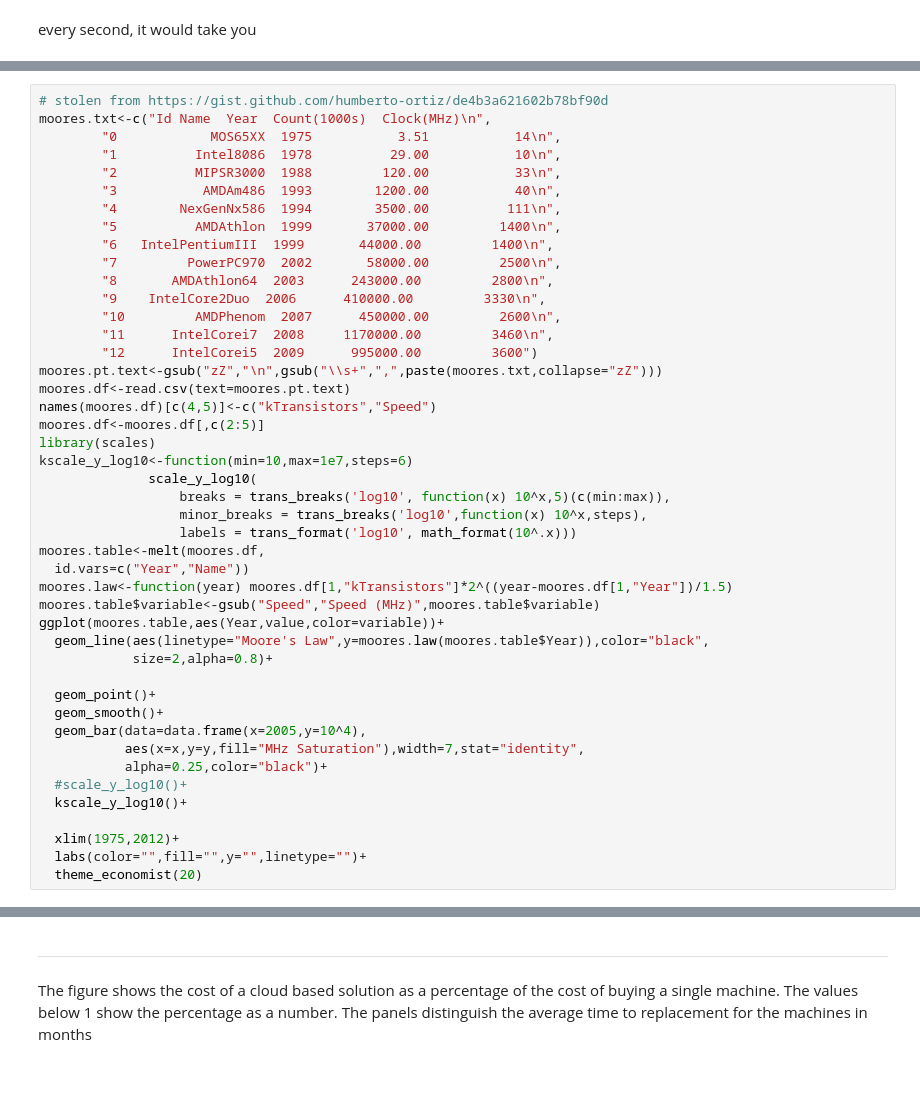
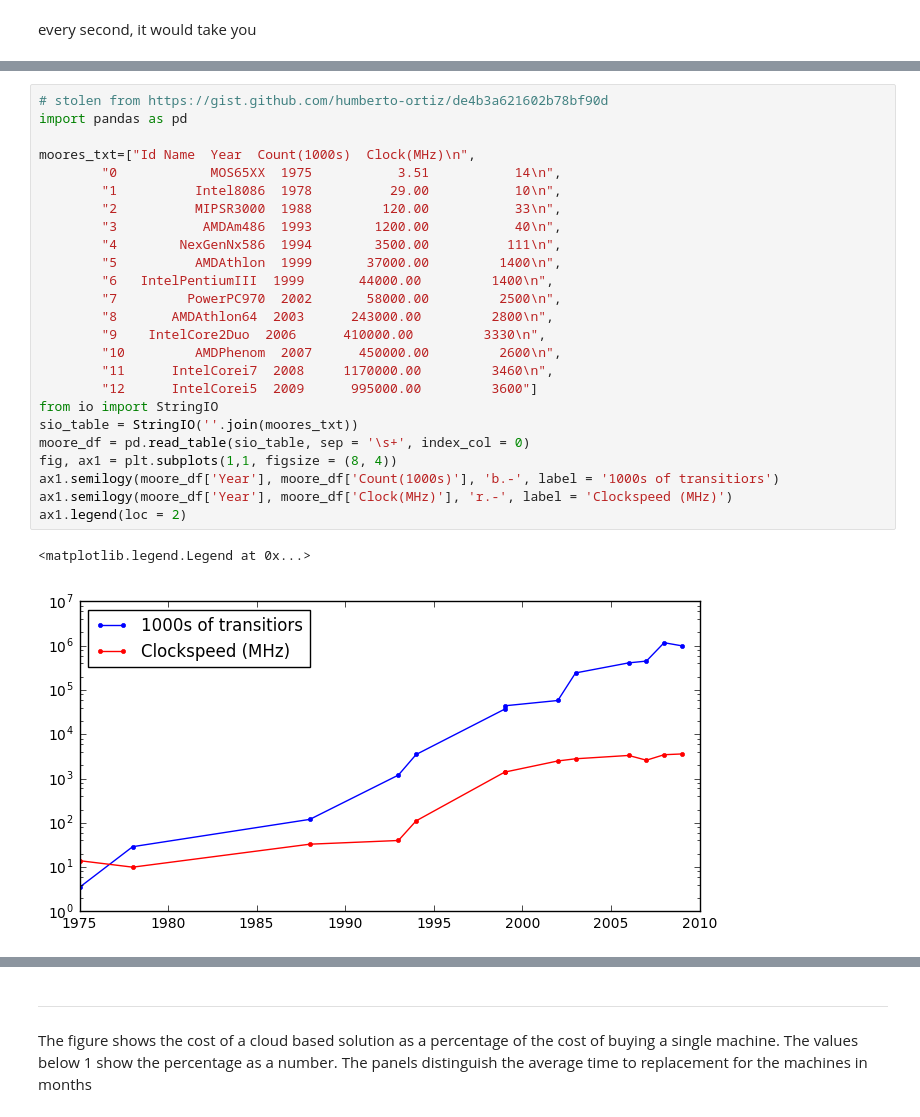
Before and after one commit to kmader/Quantitative-Big-Imaging-2018, a Jupyter notebook: Lectures/01-Introduction.ipynb, the cells around one changed output, grey strips where cells are left out. Cells and saved outputs as stored; diff of their text form; blank space fills up the shorter version.

```diff
--- a/Lectures/01-Introduction.ipynb
+++ b/Lectures/01-Introduction.ipynb
@@ -327,48 +259,31 @@ $$ \textrm{Transistors} \propto 2^{T/(\textrm{18 months})} $$
 # %%
 # stolen from https://gist.github.com/humberto-ortiz/de4b3a621602b78bf90d
-moores.txt<-c("Id Name  Year  Count(1000s)  Clock(MHz)\n",
+import pandas as pd
+
+moores_txt=["Id Name  Year  Count(1000s)  Clock(MHz)\n",
         "0            MOS65XX  1975           3.51           14\n",
         "1          Intel8086  1978          29.00           10\n",
         "2          MIPSR3000  1988         120.00           33\n",
         "3           AMDAm486  1993        1200.00           40\n",
         "4        NexGenNx586  1994        3500.00          111\n",
         "5          AMDAthlon  1999       37000.00         1400\n",
         "6   IntelPentiumIII  1999       44000.00         1400\n",
         "7         PowerPC970  2002       58000.00         2500\n",
         "8       AMDAthlon64  2003      243000.00         2800\n",
         "9    IntelCore2Duo  2006      410000.00         3330\n",
         "10         AMDPhenom  2007      450000.00         2600\n",
         "11      IntelCorei7  2008     1170000.00         3460\n",
-        "12      IntelCorei5  2009      995000.00         3600")
-moores.pt.text<-gsub("zZ","\n",gsub("\\s+",",",paste(moores.txt,collapse="zZ")))
-moores.df<-read.csv(text=moores.pt.text)
-names(moores.df)[c(4,5)]<-c("kTransistors","Speed")
-moores.df<-moores.df[,c(2:5)]
-library(scales)
-kscale_y_log10<-function(min=10,max=1e7,steps=6)
-              scale_y_log10(
-                  breaks = trans_breaks('log10', function(x) 10^x,5)(c(min:max)),
-                  minor_breaks = trans_breaks('log10',function(x) 10^x,steps),
-                  labels = trans_format('log10', math_format(10^.x)))
-moores.table<-melt(moores.df,
-  id.vars=c("Year","Name"))
-moores.law<-function(year) moores.df[1,"kTransistors"]*2^((year-moores.df[1,"Year"])/1.5)
-moores.table$variable<-gsub("Speed","Speed (MHz)",moores.table$variable)
-ggplot(moores.table,aes(Year,value,color=variable))+
-  geom_line(aes(linetype="Moore's Law",y=moores.law(moores.table$Year)),color="black",
-            size=2,alpha=0.8)+
-
-  geom_point()+
-  geom_smooth()+
-  geom_bar(data=data.frame(x=2005,y=10^4),
-           aes(x=x,y=y,fill="MHz Saturation"),width=7,stat="identity",
-           alpha=0.25,color="black")+
-  #scale_y_log10()+
-  kscale_y_log10()+
-
-  xlim(1975,2012)+
-  labs(color="",fill="",y="",linetype="")+
-  theme_economist(20)
+        "12      IntelCorei5  2009      995000.00         3600"]
+from io import StringIO
+sio_table = StringIO(''.join(moores_txt))
+moore_df = pd.read_table(sio_table, sep = '\s+', index_col = 0)
+fig, ax1 = plt.subplots(1,1, figsize = (8, 4))
+ax1.semilogy(moore_df['Year'], moore_df['Count(1000s)'], 'b.-', label = '1000s of transitiors')
+ax1.semilogy(moore_df['Year'], moore_df['Clock(MHz)'], 'r.-', label = 'Clockspeed (MHz)')
+ax1.legend(loc = 2)
+# %% [output]
+<matplotlib.legend.Legend at 0x...>
+[figure, added]
 # %% [markdown]
 <small>_Based on data from https://gist.github.com/humberto-ortiz/de4b3a621602b78bf90d_</small>
 
```
Also changed, not shown: parts of 108 cells of this notebook, 55 other files.
